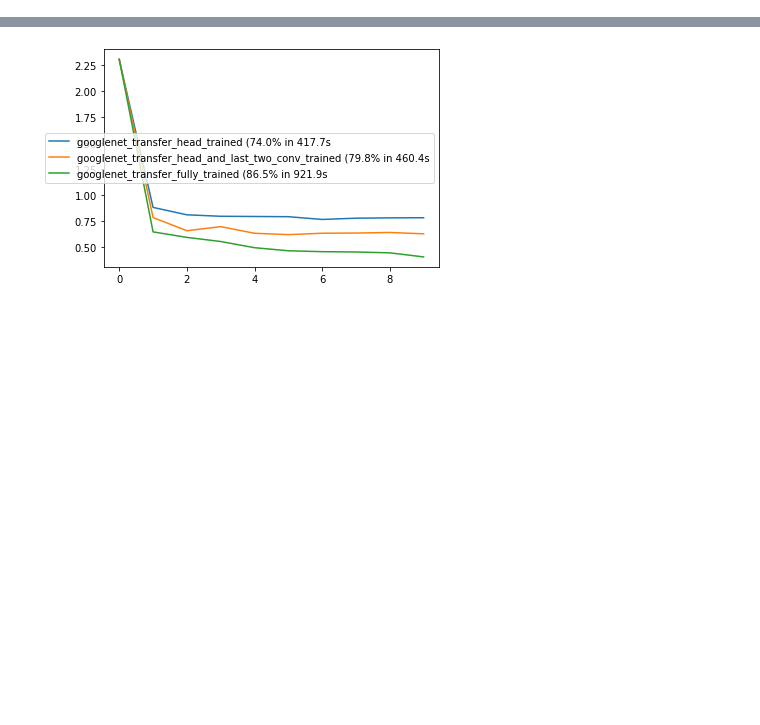
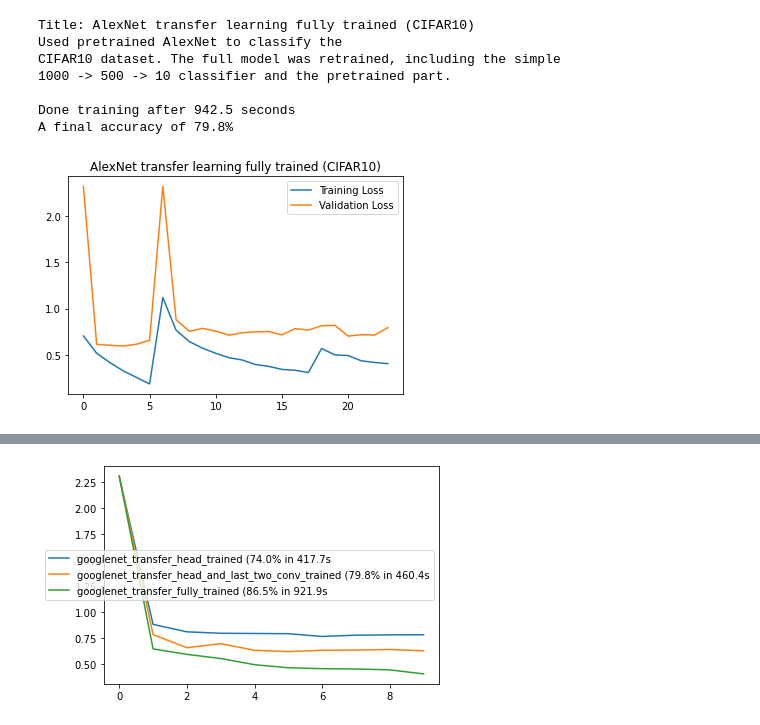
Before and after one commit to pvdklei/modelsmakemodels, a Jupyter notebook: pepijn/compare_transfer_tactics.ipynb, the cells around one changed output, grey strips where cells are left out. Drawn from its saved outputs; the diff is of its cells as text; code cells hidden in the pictures; blank space fills up the shorter version.

```diff
--- a/pepijn/compare_transfer_tactics.ipynb
+++ b/pepijn/compare_transfer_tactics.ipynb
@@ -12,0 +10,12 @@ resnet.fc = nn.Sequential()
+# %%
+training = train.Training.load("comparisons/alexnet_cifar10_classification/alexnet_transfer_fully_trained")
+training.summary()
+# %% [output]
+Title: AlexNet transfer learning fully trained (CIFAR10)
+Used pretrained AlexNet to classify the
+CIFAR10 dataset. The full model was retrained, including the simple
+1000 -> 500 -> 10 classifier and the pretrained part.
+
+Done training after 942.5 seconds
+A final accuracy of 79.8%
+[figure, added]
```
Also changed, not shown: parts of 2 cells of this notebook, 17 other files.
